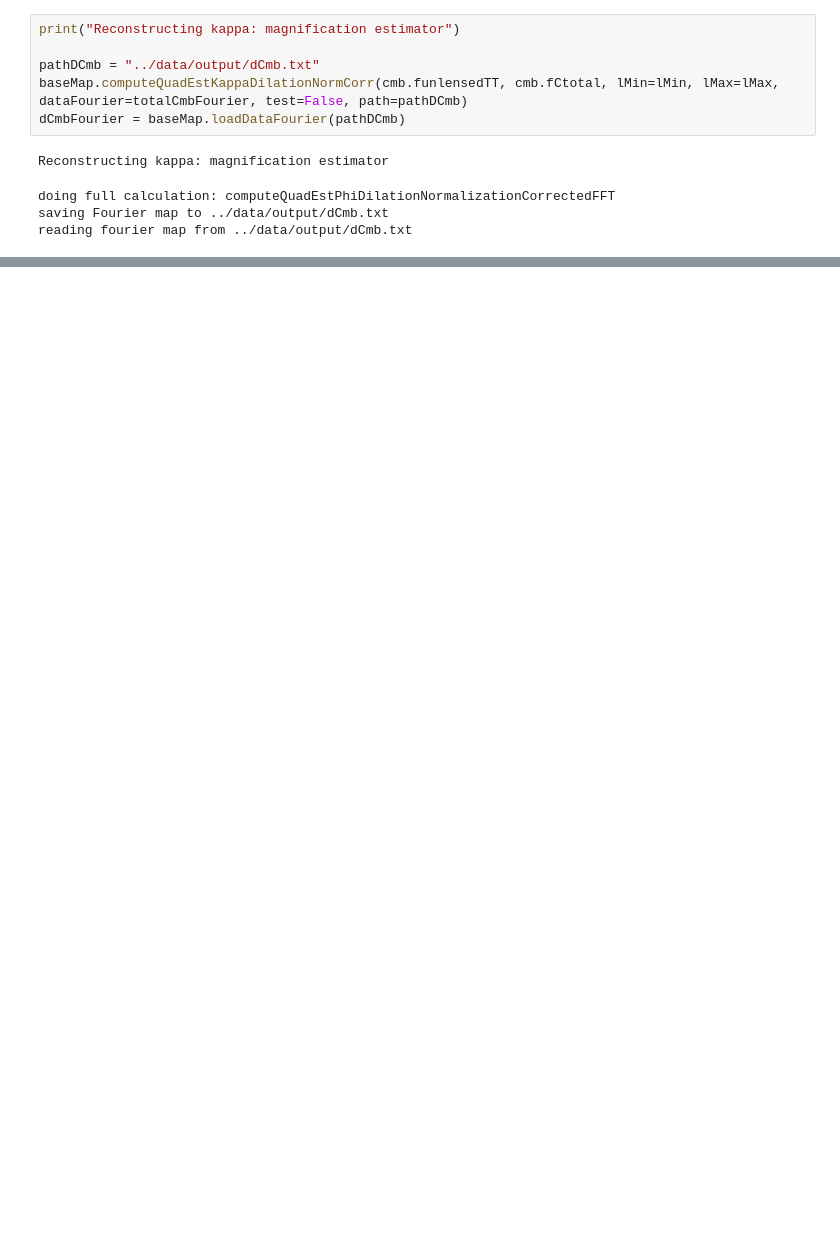
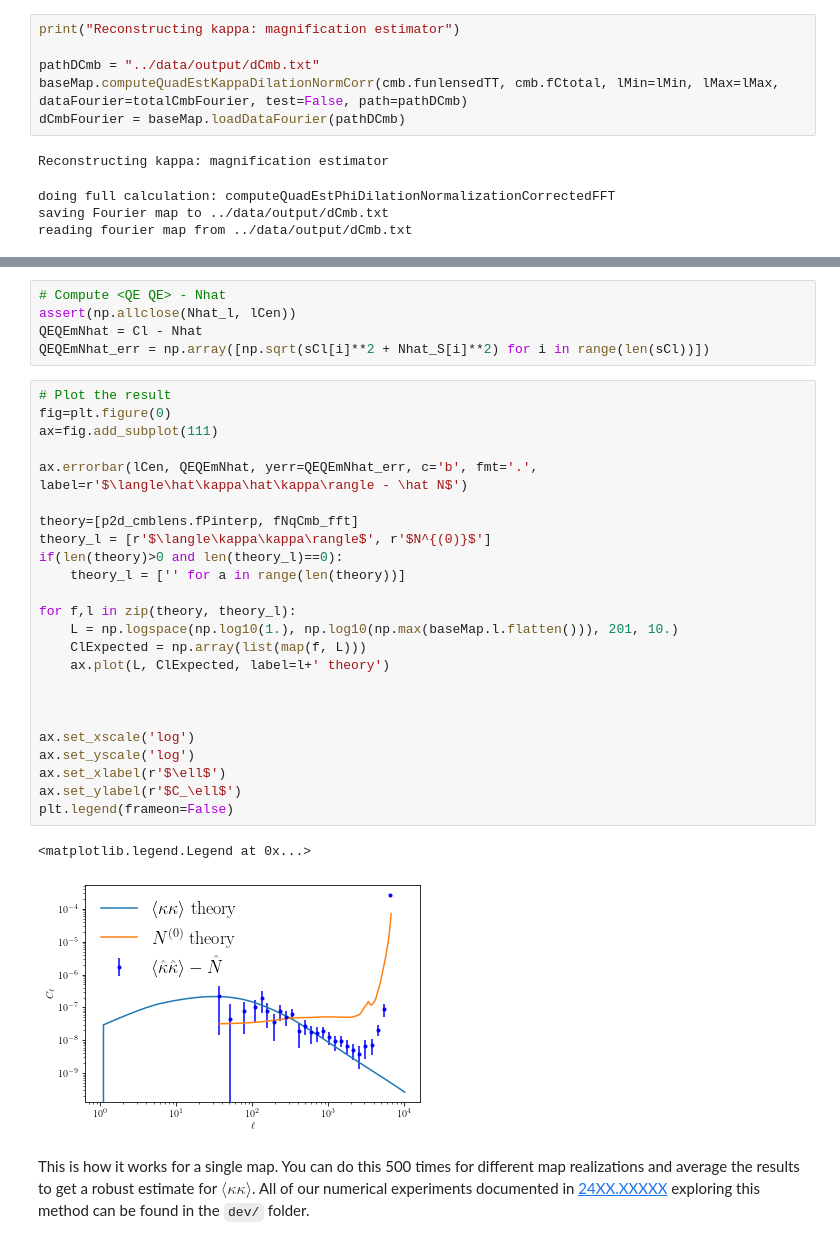
Before and after one commit to DelonShen/LensQuEst, a Jupyter notebook: demos/demo.ipynb, the cells around one changed output, grey strips where cells are left out. Saved outputs shown, nothing was run; the diff lists cells and outputs as text; blank space fills up the shorter version.

```diff
--- a/demos/demo.ipynb
+++ b/demos/demo.ipynb
@@ -283,0 +315,34 @@ Cross-power: kappa_rec x kappa_true
+# %%
+# Compute <QE QE> - Nhat
+assert(np.allclose(Nhat_l, lCen))
+QEQEmNhat = Cl - Nhat
+QEQEmNhat_err = np.array([np.sqrt(sCl[i]**2 + Nhat_S[i]**2) for i in range(len(sCl))])
+# %%
+# Plot the result
+fig=plt.figure(0)
+ax=fig.add_subplot(111)
+
+ax.errorbar(lCen, QEQEmNhat, yerr=QEQEmNhat_err, c='b', fmt='.', label=r'$\langle\hat\kappa\hat\kappa\rangle - \hat N$')
+
+theory=[p2d_cmblens.fPinterp, fNqCmb_fft]
+theory_l = [r'$\langle\kappa\kappa\rangle$', r'$N^{(0)}$']
+if(len(theory)>0 and len(theory_l)==0):
+    theory_l = ['' for a in range(len(theory))]
+
+for f,l in zip(theory, theory_l):
+    L = np.logspace(np.log10(1.), np.log10(np.max(baseMap.l.flatten())), 201, 10.)
+    ClExpected = np.array(list(map(f, L)))
+    ax.plot(L, ClExpected, label=l+' theory')
+
+
+
+ax.set_xscale('log')
+ax.set_yscale('log')
+ax.set_xlabel(r'$\ell$')
+ax.set_ylabel(r'$C_\ell$')
+plt.legend(frameon=False)
+# %% [output]
+<matplotlib.legend.Legend at 0x...>
+[figure, added]
+# %% [markdown]
+This is how it works for a single map. You can do this 500 times for different map realizations and average the results to get a robust estimate for $\langle\kappa\kappa\rangle$. All of our numerical experiments documented in [24XX.XXXXX](https://arxiv.org/abs/24XX.XXXXX) exploring this method can be found in the `dev/` folder.
```
Also changed, not shown: parts of 14 cells of this notebook, 7 other files.
